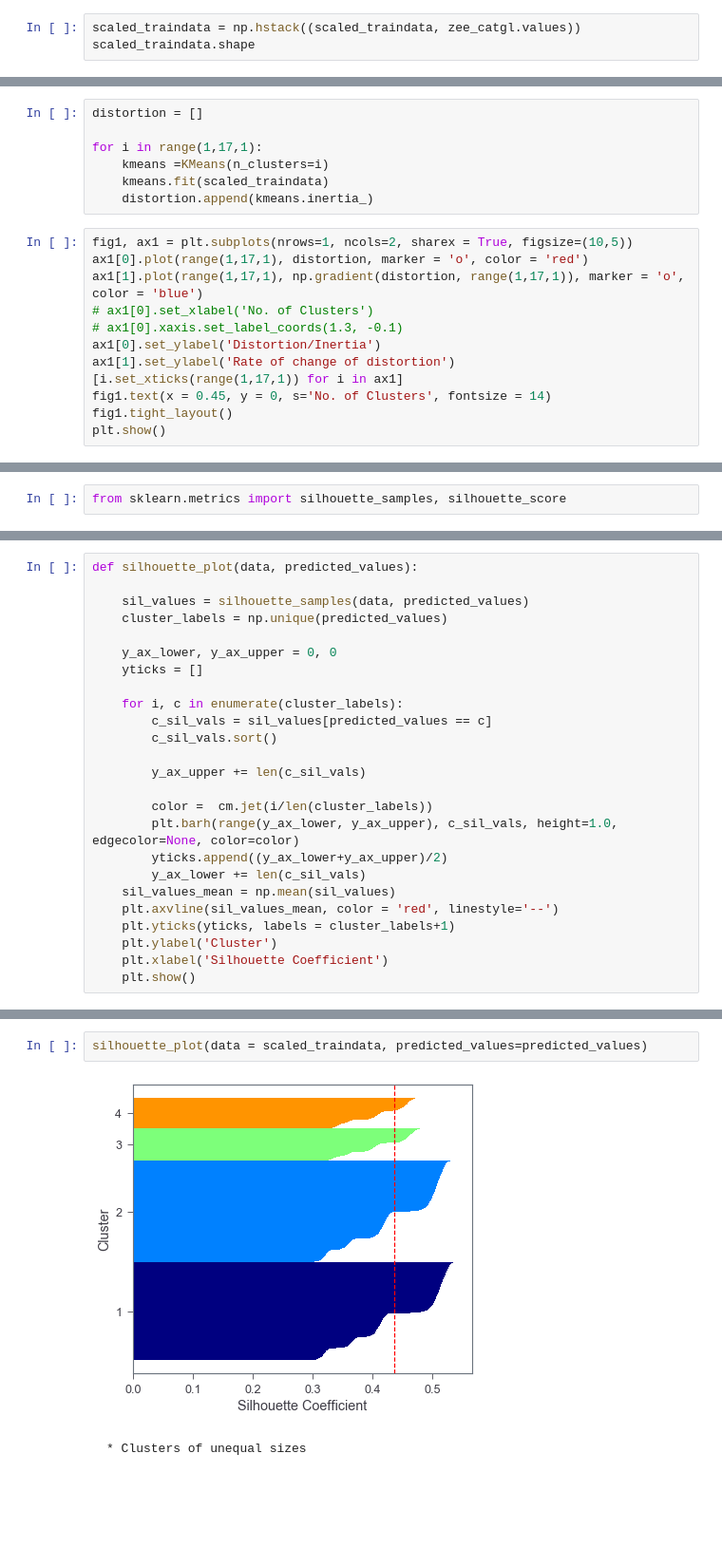
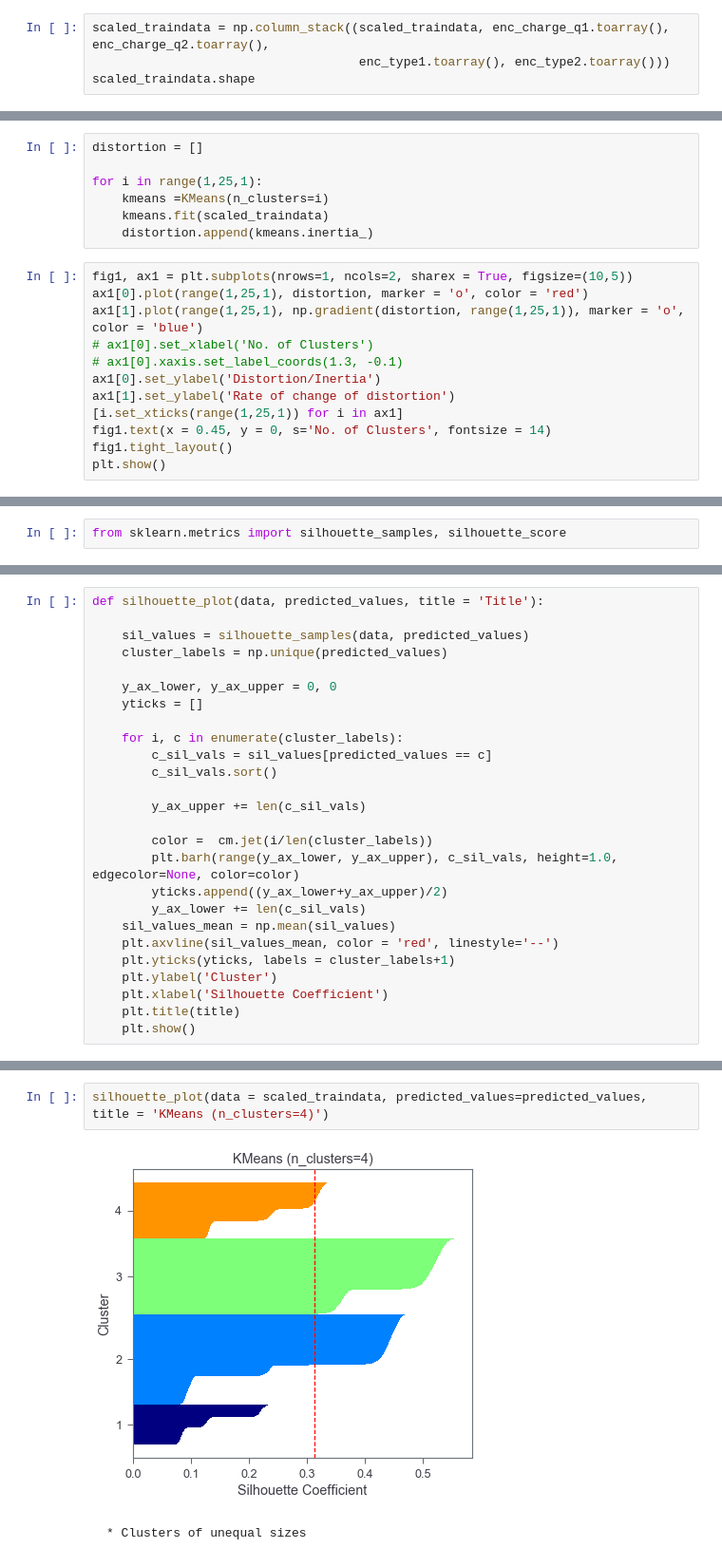
Before and after one commit to sameervk/Unsupervised_ML_of_Z_boson_decay, a Jupyter notebook: Zee-decay_experimental_v1.ipynb, the cells around one changed output, grey strips where cells are left out. Shown at 95% size. Drawn from its saved outputs; the diff is of its cells as text; blank space fills up the shorter version.

```diff
--- a/Zee-decay_experimental_v1.ipynb
+++ b/Zee-decay_experimental_v1.ipynb
@@ -353,4 +414,5 @@ array([ 3.75667e+01,  2.28920e+00,  2.05260e+00,  2.51000e-02,
 # %%
-scaled_traindata = np.hstack((scaled_traindata, zee_catgl.values))
+scaled_traindata = np.column_stack((scaled_traindata, enc_charge_q1.toarray(), enc_charge_q2.toarray(),
+                                    enc_type1.toarray(), enc_type2.toarray()))
 scaled_traindata.shape
 # %% [output]
@@ -449,19 +518,19 @@ plot_func(scaled_traindata[:,:16], predicted_no_cat, figsize=(12,8))
 # %%
 distortion = []
 
-for i in range(1,17,1):
+for i in range(1,25,1):
     kmeans =KMeans(n_clusters=i)
     kmeans.fit(scaled_traindata)
     distortion.append(kmeans.inertia_)
 # %%
 fig1, ax1 = plt.subplots(nrows=1, ncols=2, sharex = True, figsize=(10,5))
-ax1[0].plot(range(1,17,1), distortion, marker = 'o', color = 'red')
-ax1[1].plot(range(1,17,1), np.gradient(distortion, range(1,17,1)), marker = 'o', color = 'blue')
+ax1[0].plot(range(1,25,1), distortion, marker = 'o', color = 'red')
+ax1[1].plot(range(1,25,1), np.gradient(distortion, range(1,25,1)), marker = 'o', color = 'blue')
 # ax1[0].set_xlabel('No. of Clusters')
 # ax1[0].xaxis.set_label_coords(1.3, -0.1)
 ax1[0].set_ylabel('Distortion/Inertia')
 ax1[1].set_ylabel('Rate of change of distortion')
-[i.set_xticks(range(1,17,1)) for i in ax1]
+[i.set_xticks(range(1,25,1)) for i in ax1]
 fig1.text(x = 0.45, y = 0, s='No. of Clusters', fontsize = 14)
 fig1.tight_layout()
 plt.show()
@@ -531,5 +607,5 @@ from sklearn.metrics import silhouette_samples, silhouette_score
 # %%
-def silhouette_plot(data, predicted_values):
+def silhouette_plot(data, predicted_values, title = 'Title'):
 
     sil_values = silhouette_samples(data, predicted_values)
     cluster_labels = np.unique(predicted_values)
@@ -552,5 +628,6 @@ def silhouette_plot(data, predicted_values):
     plt.yticks(yticks, labels = cluster_labels+1)
     plt.ylabel('Cluster')
     plt.xlabel('Silhouette Coefficient')
+    plt.title(title)
     plt.show()
 # %% [markdown]
@@ -565,7 +642,7 @@ silhouette_score(scaled_traindata, predicted_values)
 # %%
-silhouette_plot(data = scaled_traindata, predicted_values=predicted_values)
+silhouette_plot(data = scaled_traindata, predicted_values=predicted_values, title = 'KMeans (n_clusters=4)')
 # %% [output]
-[figure, old version]
+[figure, new version]
 # %% [markdown]
     * Clusters of unequal sizes
 # %% [markdown]
```
Also changed, not shown: parts of 250 cells of this notebook.
